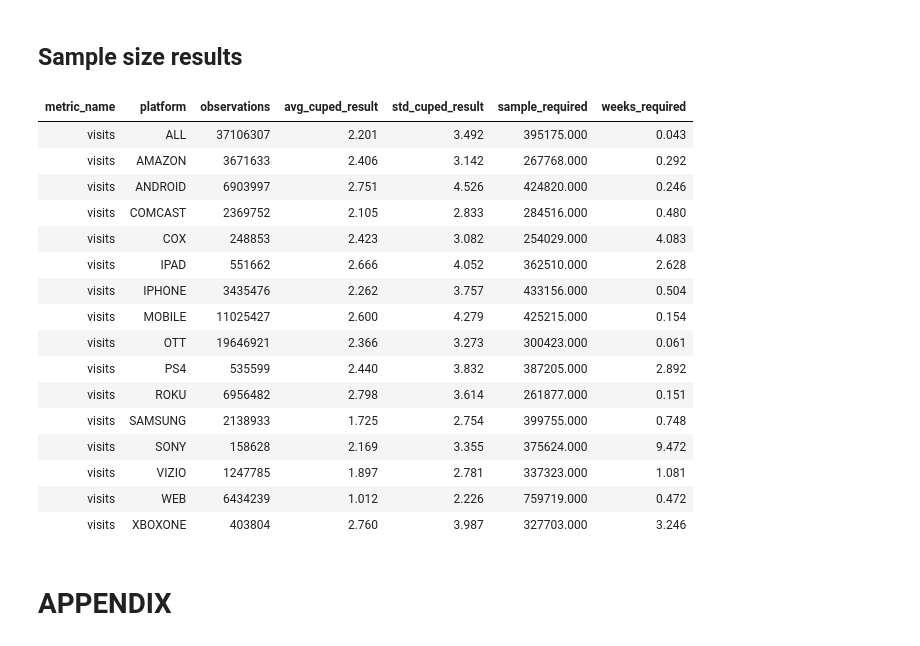
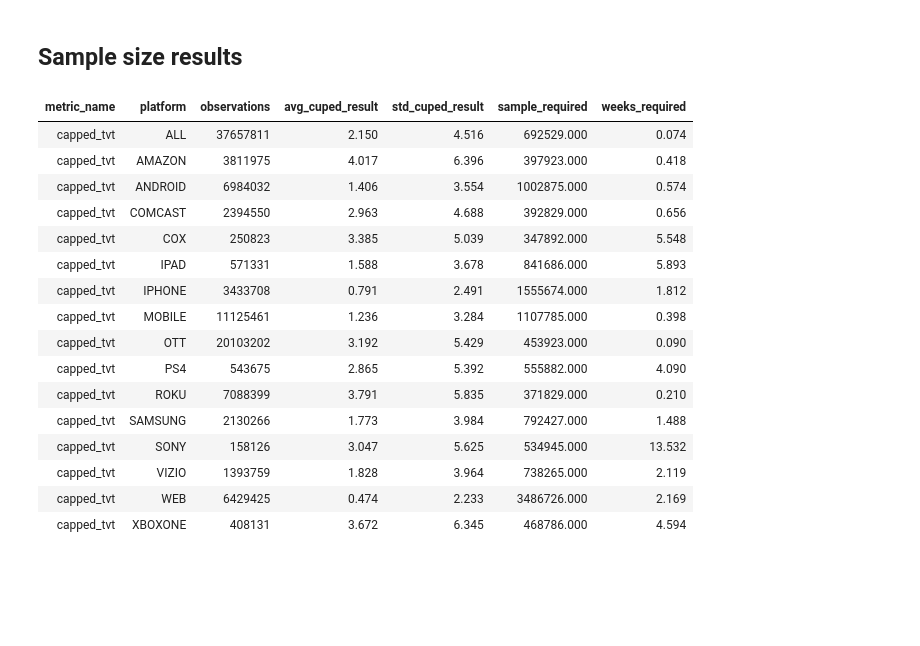
Before and after one commit to bzou-tubi/sample_size_calculator, a Jupyter notebook: sample_size_calc_prototype.ipynb, the cells around one changed output. Cells and saved outputs as stored; diff of their text form; code cells hidden in the pictures; blank space fills up the shorter version.

```diff
--- a/sample_size_calc_prototype.ipynb
+++ b/sample_size_calc_prototype.ipynb
@@ -196,60 +186,47 @@ import warnings
 from statsmodels.tools.sm_exceptions import ConvergenceWarning
 warnings.simplefilter('ignore', ConvergenceWarning)
 
 # ---------- Constants ---------- #
 COL_NAME_P = 'avg_cuped_result'
 STD_COL_NAME = 'std_cuped_result'
 RATIO = 1
 SAMPLING = 1  # TODO: make this dynamic between 1 and 1000 for sampled analytics
 
 CORRECTED_ALPHA = ALPHA.result / NUMBER_VARIATIONS.result
 P2_MULTIPLICATIVE_FACTOR =  1 + EFFECT_SIZE_RELATIVE.result
 
-# ---------- Functions --------- #
-def sample_power_ttest(p1, p2, sd_diff, alpha=0.05, power=0.8, ratio=1, alternative = 'two-sided'):
-    mean_diff = abs(p2 - p1)
-    std_effect_size = np.divide(mean_diff, sd_diff)
-    n = tt_ind_solve_power(effect_size=std_effect_size,
-                         alpha=alpha,
-                         power=power,
-                         ratio=ratio,
-                         alternative=alternative) # Potential improvement: make this able to handle one-sided tests
-    return np.array(n).round()
-
 # ---------- Implementation ---------- #
-df['sample_required'] =  df.apply(lambda row: sample_power_ttest(
+df['sample_required'] =  df.apply(lambda row: c.sample_power_ttest(
     p1 = row[COL_NAME_P],
     p2 = row[COL_NAME_P] * P2_MULTIPLICATIVE_FACTOR,
     sd_diff = row[STD_COL_NAME],
     alpha = CORRECTED_ALPHA,
     power = POWER.result,
     ratio = RATIO)
                                   , axis=1)
 
 df['weeks_required'] = np.divide(df['sample_required'], (df['observations'] * 0.5 * ALLOCATION.result * SAMPLING))
 df['sample_required'] = df['sample_required'].astype('float')
 df['weeks_required'] = df['weeks_required'].astype('float')
 
 df.sort_values('platform').style\
     .hide_index()\
     .set_precision(3)\
 # %% [output]
 | metric_name | platform | observations | avg_cuped_result | std_cuped_result | sample_required | weeks_required |
-| visits | ALL | 37106307 | 2.201 | 3.492 | 395175.000 | 0.043 |
-| visits | AMAZON | 3671633 | 2.406 | 3.142 | 267768.000 | 0.292 |
-| visits | ANDROID | 6903997 | 2.751 | 4.526 | 424820.000 | 0.246 |
-| visits | COMCAST | 2369752 | 2.105 | 2.833 | 284516.000 | 0.480 |
-| visits | COX | 248853 | 2.423 | 3.082 | 254029.000 | 4.083 |
-| visits | IPAD | 551662 | 2.666 | 4.052 | 362510.000 | 2.628 |
-| visits | IPHONE | 3435476 | 2.262 | 3.757 | 433156.000 | 0.504 |
-| visits | MOBILE | 11025427 | 2.600 | 4.279 | 425215.000 | 0.154 |
-| visits | OTT | 19646921 | 2.366 | 3.273 | 300423.000 | 0.061 |
-| visits | PS4 | 535599 | 2.440 | 3.832 | 387205.000 | 2.892 |
-| visits | ROKU | 6956482 | 2.798 | 3.614 | 261877.000 | 0.151 |
-| visits | SAMSUNG | 2138933 | 1.725 | 2.754 | 399755.000 | 0.748 |
-| visits | SONY | 158628 | 2.169 | 3.355 | 375624.000 | 9.472 |
-| visits | VIZIO | 1247785 | 1.897 | 2.781 | 337323.000 | 1.081 |
-| visits | WEB | 6434239 | 1.012 | 2.226 | 759719.000 | 0.472 |
-| visits | XBOXONE | 403804 | 2.760 | 3.987 | 327703.000 | 3.246 |
+| capped_tvt | ALL | 37657811 | 2.150 | 4.516 | 692529.000 | 0.074 |
+| capped_tvt | AMAZON | 3811975 | 4.017 | 6.396 | 397923.000 | 0.418 |
+| capped_tvt | ANDROID | 6984032 | 1.406 | 3.554 | 1002875.000 | 0.574 |
+| capped_tvt | COMCAST | 2394550 | 2.963 | 4.688 | 392829.000 | 0.656 |
+| capped_tvt | COX | 250823 | 3.385 | 5.039 | 347892.000 | 5.548 |
+| capped_tvt | IPAD | 571331 | 1.588 | 3.678 | 841686.000 | 5.893 |
+| capped_tvt | IPHONE | 3433708 | 0.791 | 2.491 | 1555674.000 | 1.812 |
+| capped_tvt | MOBILE | 11125461 | 1.236 | 3.284 | 1107785.000 | 0.398 |
+| capped_tvt | OTT | 20103202 | 3.192 | 5.429 | 453923.000 | 0.090 |
+| capped_tvt | PS4 | 543675 | 2.865 | 5.392 | 555882.000 | 4.090 |
+| capped_tvt | ROKU | 7088399 | 3.791 | 5.835 | 371829.000 | 0.210 |
+| capped_tvt | SAMSUNG | 2130266 | 1.773 | 3.984 | 792427.000 | 1.488 |
+| capped_tvt | SONY | 158126 | 3.047 | 5.625 | 534945.000 | 13.532 |
+| capped_tvt | VIZIO | 1393759 | 1.828 | 3.964 | 738265.000 | 2.119 |
+| capped_tvt | WEB | 6429425 | 0.474 | 2.233 | 3486726.000 | 2.169 |
+| capped_tvt | XBOXONE | 408131 | 3.672 | 6.345 | 468786.000 | 4.594 |
-# %% [markdown]
-# APPENDIX
```
Also changed, not shown: parts of 3 cells of this notebook, 2 other files.
